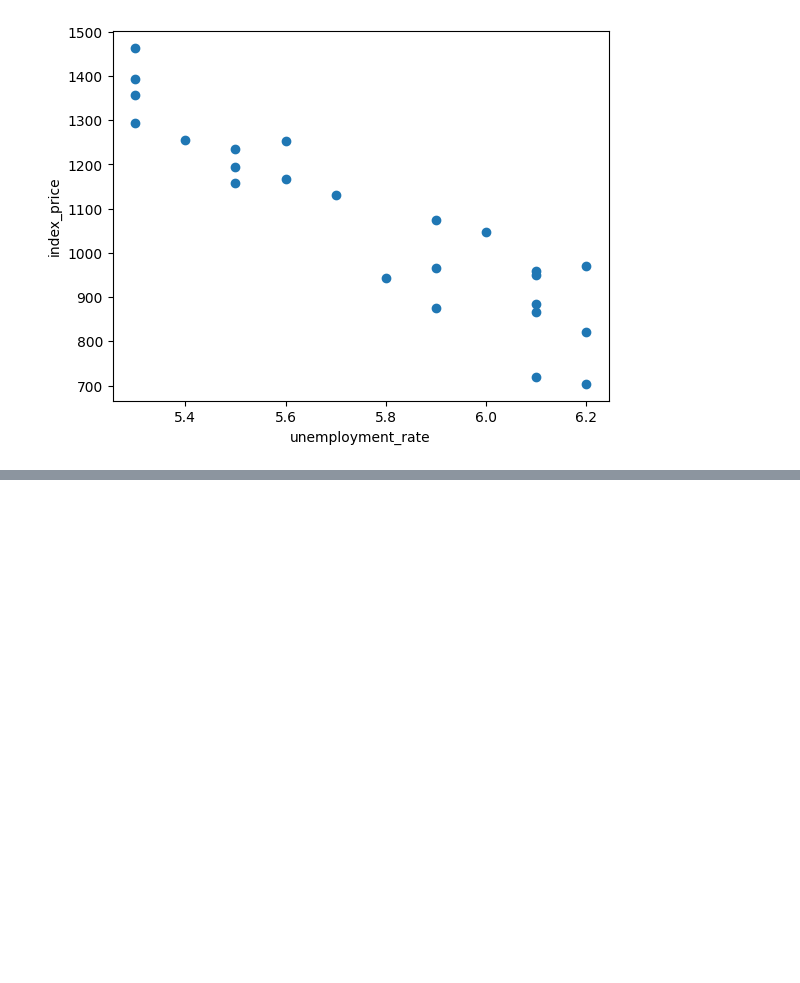
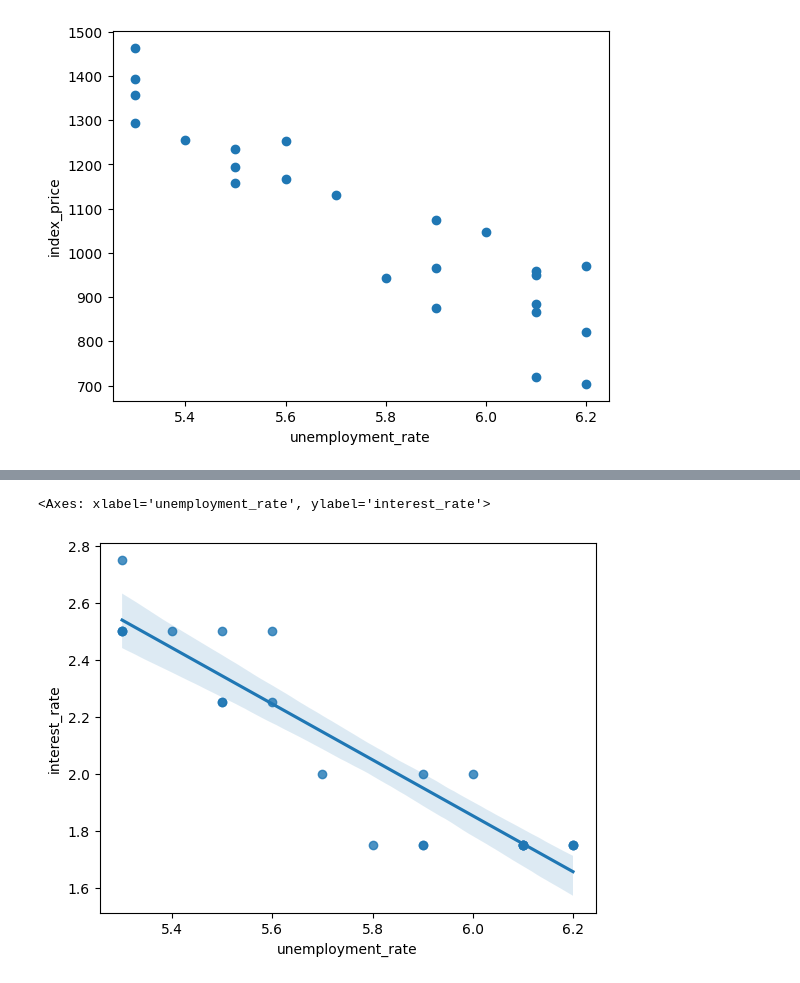
Before and after one commit to Sumit-Avasthi/Machine-Learning, a Jupyter notebook: Multi_Linear_Regression.ipynb, the cells around one changed output, grey strips where cells are left out. Cells and saved outputs as stored; diff of their text form; code cells hidden in the pictures; blank space fills up the shorter version.

```diff
--- a/Multi_Linear_Regression.ipynb
+++ b/Multi_Linear_Regression.ipynb
@@ -57,0 +111,5 @@ plt.show()
+# %%
+sns.regplot(x=df['unemployment_rate'],y=df['interest_rate'])
+# %% [output]
+<Axes: xlabel='unemployment_rate', ylabel='interest_rate'>
+[figure, added]
```
Also changed, not shown: parts of 6 cells of this notebook.
